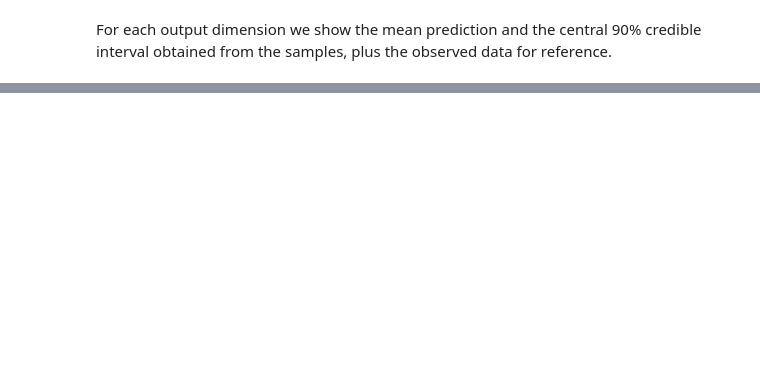
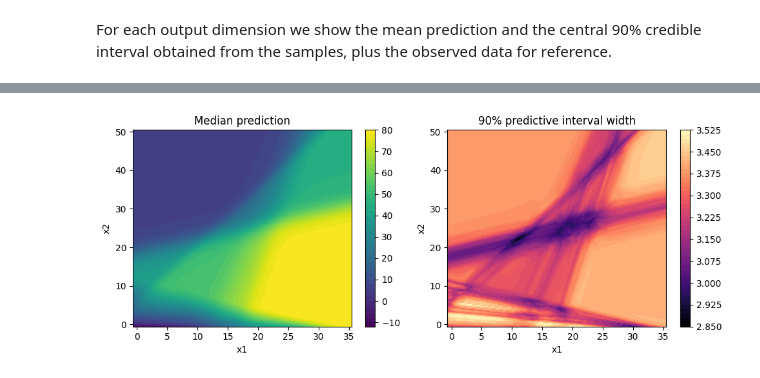
Before and after one commit to sandialabs/pypolymix, a Jupyter notebook: docs/examples/pickle/pickle_input_nn.ipynb, the cells around one changed output, grey strips where cells are left out. Drawn from its saved outputs; the diff is of its cells as text; code cells hidden in the pictures; blank space fills up the shorter version.

Commit message:
visualization for pickle_input_nn

```diff
--- a/docs/examples/pickle/pickle_input_nn.ipynb
+++ b/docs/examples/pickle/pickle_input_nn.ipynb
@@ -259,0 +235,16 @@ tensor([[[-11.0293],
+# %%
+GRID_SIZE = 200
+x1_min, x1_max = X[:, 0].min(), X[:, 0].max()
+x2_min, x2_max = X[:, 1].min(), X[:, 1].max()
+
+x1_test = torch.linspace(x1_min, x1_max, GRID_SIZE)
+x2_test = torch.linspace(x2_min, x2_max, GRID_SIZE)
+
+X1_grid, X2_grid = torch.meshgrid(x1_test, x2_test, indexing="ij")
+X_test = torch.stack([X1_grid.reshape(-1), X2_grid.reshape(-1)], dim=1)
+
+model.eval()
+# no gradient because this is prediction and not training
+with torch.no_grad():
+    Y_test = model(X_test, num_samples=1000)
+Y_test.shape
@@ -295,0 +255,59 @@ ValueError: x and y must be the same size
+# %%
+GRID_SIZE = 200
+
+# Y_test: shape [1000, 40000, 1]
+y_samples = Y_test.squeeze(-1)  # [1000, 40000]
+
+# median and central 90% prediction
+q = torch.quantile(y_samples, torch.tensor([0.05, 0.5, 0.95]), dim=0)
+
+y_lower = q[0].reshape(GRID_SIZE, GRID_SIZE)
+y_median = q[1].reshape(GRID_SIZE, GRID_SIZE)
+y_upper = q[2].reshape(GRID_SIZE, GRID_SIZE)
+
+# Reshape X_test back into 2-D grids
+X1_grid = X_test[:, 0].reshape(GRID_SIZE, GRID_SIZE)
+X2_grid = X_test[:, 1].reshape(GRID_SIZE, GRID_SIZE)
+
+# Uncertainty width: 95th percentile - 5th percentile
+y_uncertainty = y_upper - y_lower
+
+# Convert to NumPy arrays for matplotlib
+X1_grid_np = X1_grid.detach().numpy()
+X2_grid_np = X2_grid.detach().numpy()
+y_median_np = y_median.detach().numpy()
+y_uncertainty_np = y_uncertainty.detach().numpy()
+
+# Plot prediction
+fig, axes = plt.subplots(1, 2, figsize=(10, 4))
+
+# Median prediction
+c0 = axes[0].contourf(
+    X1_grid_np,
+    X2_grid_np,
+    y_median_np,
+    levels=50,
+    cmap="viridis"
+)
+fig.colorbar(c0, ax=axes[0])
+axes[0].set_title("Median prediction")
+axes[0].set_xlabel("x1")
+axes[0].set_ylabel("x2")
+
+# Predictive uncertainty
+c1 = axes[1].contourf(
+    X1_grid_np,
+    X2_grid_np,
+    y_uncertainty_np,
+    levels=50,
+    cmap="magma"
+)
+fig.colorbar(c1, ax=axes[1])
+axes[1].set_title("90% predictive interval width")
+axes[1].set_xlabel("x1")
+axes[1].set_ylabel("x2")
+
+plt.tight_layout()
+plt.show()
+# %% [output]
+[figure, added]
```
Also changed, not shown: parts of 4 cells of this notebook.
